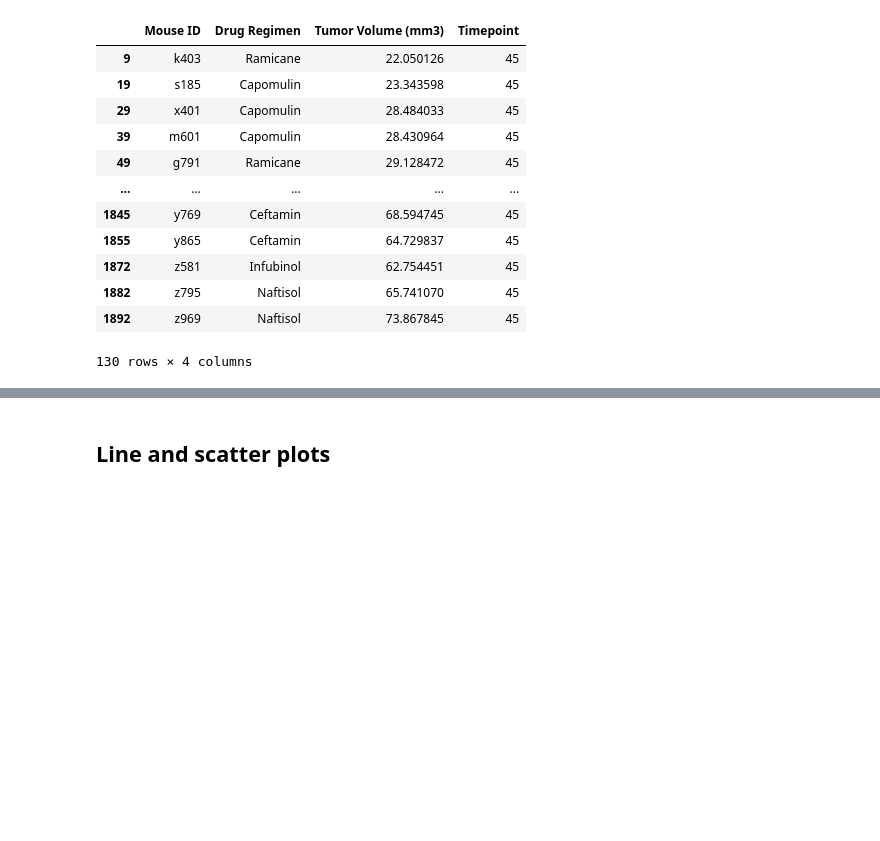
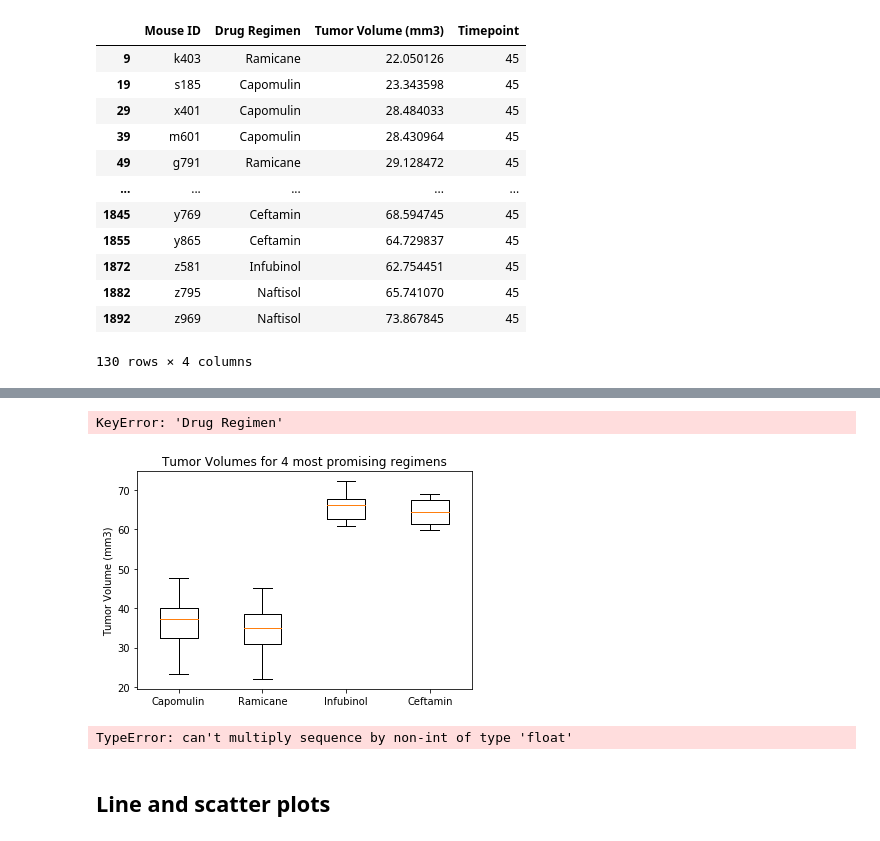
Before and after one commit to LizzyO/Pymaceuticals-Challenge, a Jupyter notebook: Pymaceuticals/pymaceuticals.ipynb, the cells around one changed output, grey strips where cells are left out. Drawn from its saved outputs; the diff is of its cells as text; code cells hidden in the pictures; blank space fills up the shorter version.

Commit message:
need quartiles

```diff
--- a/Pymaceuticals/pymaceuticals.ipynb
+++ b/Pymaceuticals/pymaceuticals.ipynb
@@ -219,0 +222,4 @@ TypeError: sort_values() got an unexpected keyword argument 'by'
+# %%
+#reset index to algin them
+min_tumor_df = min_tumor_mouse.reset_index(["Drug Regimen"])
+min_tumor_df
@@ -219,0 +241,5 @@ TypeError: sort_values() got an unexpected keyword argument 'by'
+# %%
+#list tumor volumes for each drug
+drug_tumors_group = min_tumor_df.groupby('Drug Regimen')['Tumor Volume (mm3)'].apply(list)
+drug_tumors_df = pd.DataFrame(drug_tumors_group)
+drug_tumors_df
@@ -219,0 +259,5 @@ TypeError: sort_values() got an unexpected keyword argument 'by'
+# %%
+#list most promising regmiens
+best_drugs = ['Capomulin', 'Ramicane', 'Infubinol','Ceftamin']
+best_drugs_df = drug_tumors_df.reindex(best_drugs)
+best_drugs_df
@@ -220,3 +271,37 @@ TypeError: sort_values() got an unexpected keyword argument 'by'
+# %%
+best_drugs_df = best_drugs_df[best_drugs_df["Drug Regimen"]=="Capomulin"]
+best_drugs_df
+# %% [output]
+KeyError: 'Drug Regimen'
+# %%
+#Calculate the IQR and quantitatively determine if there are any potential outliers.
+tumor_vol_df = best_drugs_df['Tumor Volume (mm3)']
+green_diamond = dict(markerfacecolor='g', marker='D')
+fig1, ax1 = plt.subplots()
+ax1.set_title('Tumor Volumes for 4 most promising regimens')
+ax1.set_ylabel('Tumor Volume (mm3)')
+ax1.boxplot(tumor_vol_df, labels=best_drugs, showfliers=True, flierprops=green_diamond)
+plt.show()
+# %% [output]
+[figure, added]
+# %%
+# If the data is in a dataframe, we use pandas to give quartile calculations
+quartiles = tumor_vol_df.quantile([.25,.5,.75])
+lowerq = quartiles[0.25]
+upperq = quartiles[0.75]
+iqr = upperq-lowerq
+
+print(f"The lower quartile of tumor volume is: {lowerq}")
+print(f"The upper quartile of tumor volume is: {upperq}")
+print(f"The interquartile range of tumor volume is: {iqr}")
+print(f"The the median of tumor volume is: {quartiles[0.5]} ")
+
+lower_bound = lowerq - (1.5*iqr)
+upper_bound = upperq + (1.5*iqr)
+print(f"Values below {lower_bound} could be outliers.")
+print(f"Values above {upper_bound} could be outliers.")
+# %% [output]
+TypeError: can't multiply sequence by non-int of type 'float'
 # %% [markdown]
 ## Line and scatter plots
 # %%
```
Also changed, not shown: parts of 17 cells of this notebook, 1 other file.
